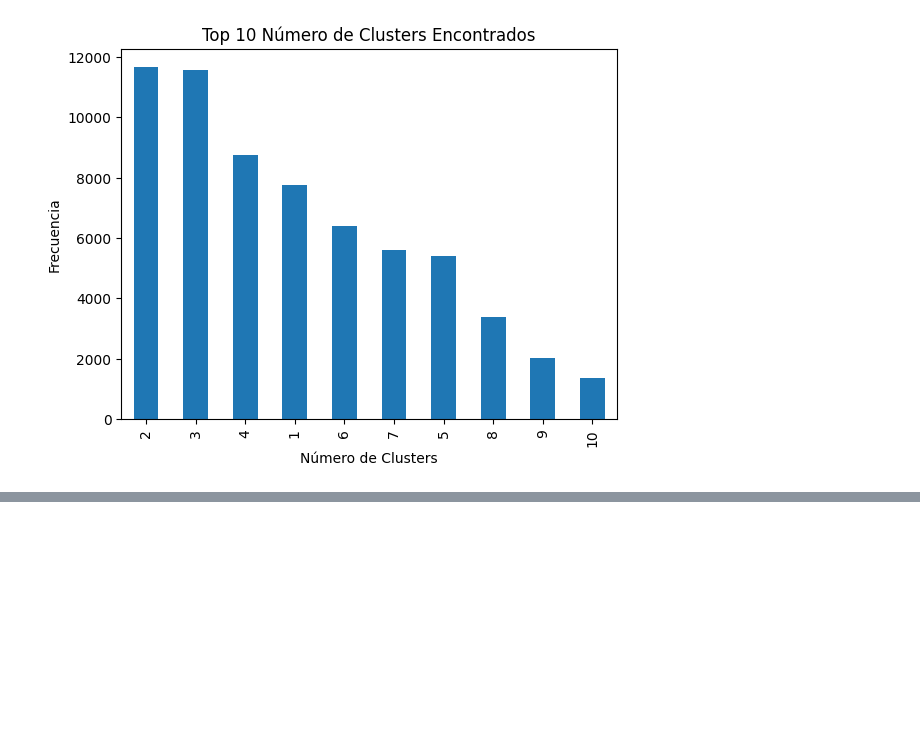
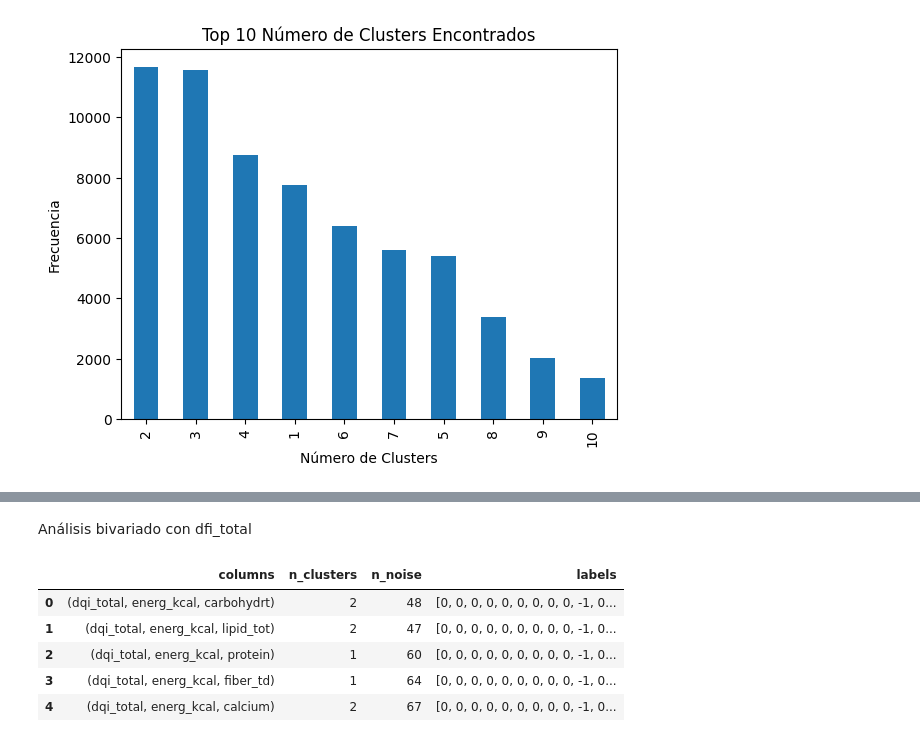
Before and after one commit to christiancalidad/ProyectoIntegradorSep24_Grupo15, a Jupyter notebook: 3.2 Modelo DBSCAN.ipynb, the cells around one changed output, grey strips where cells are left out. Drawn from its saved outputs; the diff is of its cells as text; code cells hidden in the pictures; blank space fills up the shorter version.

```diff
--- a/3.2 Modelo DBSCAN.ipynb
+++ b/3.2 Modelo DBSCAN.ipynb
@@ -246,0 +246,35 @@ for _, row in selected_results.iterrows():
+# %% [markdown]
+Análisis bivariado con dfi_total
+# %%
+from joblib import Parallel, delayed
+from sklearn.cluster import DBSCAN
+import pandas as pd
+from itertools import combinations
+
+# Lista de columnas numéricas excluyendo dqi_total
+columns = [col for col in df_dqi_final_scaled.columns if col != 'dqi_total']
+
+# Definir la función de DBSCAN para una combinación con dqi_total como referencia
+def run_dbscan(combo):
+    # Agregar 'dqi_total' a cada combinación de 2 columnas
+    df_subset = df_dqi_final_scaled[['dqi_total'] + list(combo)]
+    dbscan = DBSCAN(eps=0.5, min_samples=5)
+    dbscan.fit(df_subset)
+    labels = dbscan.labels_
+    n_clusters_ = len(set(labels)) - (1 if -1 in labels else 0)
+    n_noise_ = list(labels).count(-1)
+    return {'columns': ('dqi_total',) + combo, 'n_clusters': n_clusters_, 'n_noise': n_noise_, 'labels': labels}
+
+# Ejecutar en paralelo usando joblib
+all_results = Parallel(n_jobs=-1)(delayed(run_dbscan)(combo) for combo in combinations(columns, 2))
+
+# Convertir a DataFrame para visualizar resultados
+results_df_2cols = pd.DataFrame(all_results)
+results_df_2cols.head()
+# %% [output]
+|  | columns | n_clusters | n_noise | labels |
+| 0 | (dqi_total, energ_kcal, carbohydrt) | 2 | 48 | [0, 0, 0, 0, 0, 0, 0, 0, 0, -1, 0... |
+| 1 | (dqi_total, energ_kcal, lipid_tot) | 2 | 47 | [0, 0, 0, 0, 0, 0, 0, 0, 0, -1, 0... |
+| 2 | (dqi_total, energ_kcal, protein) | 1 | 60 | [0, 0, 0, 0, 0, 0, 0, 0, 0, -1, 0... |
+| 3 | (dqi_total, energ_kcal, fiber_td) | 1 | 64 | [0, 0, 0, 0, 0, 0, 0, 0, 0, -1, 0... |
+| 4 | (dqi_total, energ_kcal, calcium) | 2 | 67 | [0, 0, 0, 0, 0, 0, 0, 0, 0, -1, 0... |
```
Also changed, not shown: parts of 3 cells of this notebook.
